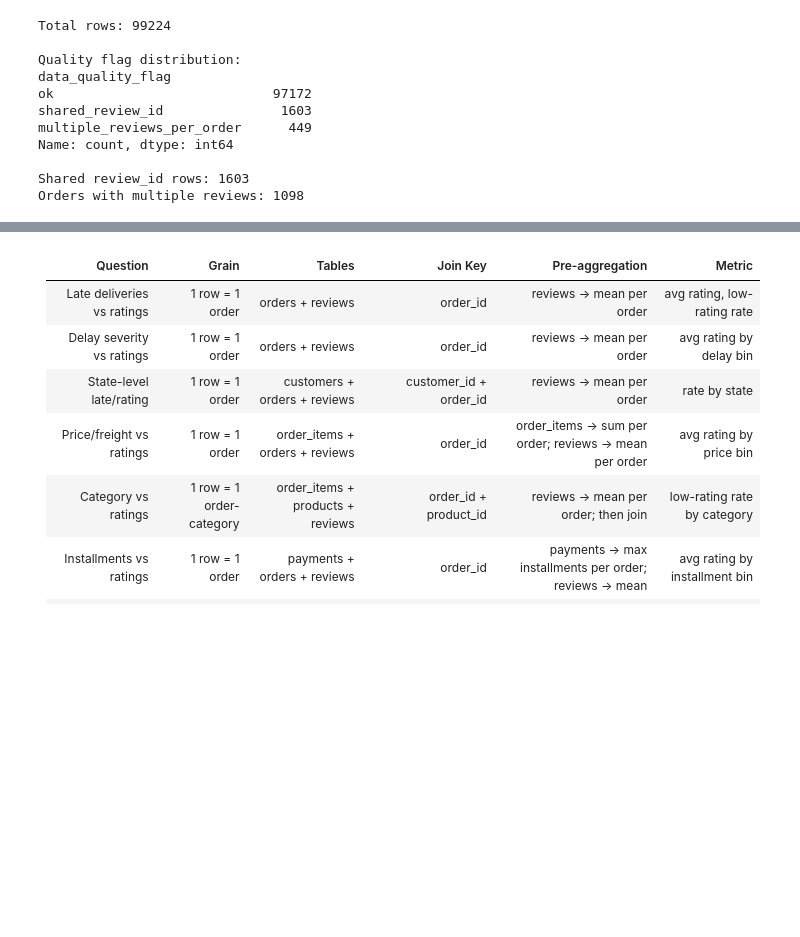
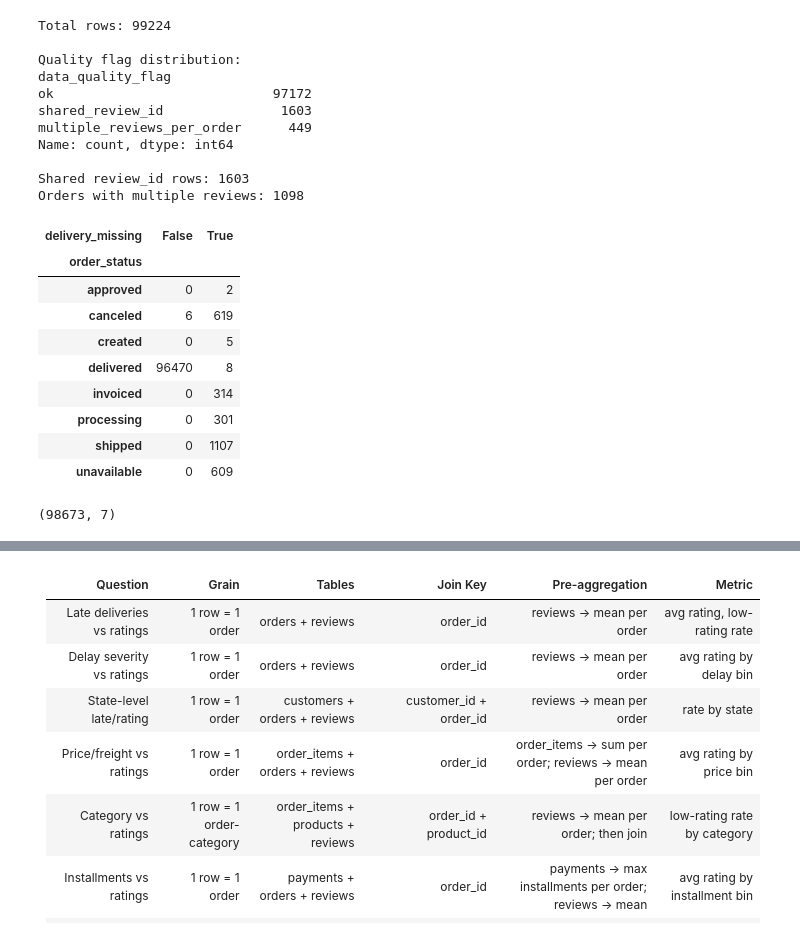
Before and after one commit to Hna2005/ecommerce-operations-analysis, a Jupyter notebook: notebooks/01-data-audit.ipynb, the cells around one changed output, grey strips where cells are left out. Saved outputs shown, nothing was run; the diff lists cells and outputs as text; code cells hidden in the pictures; blank space fills up the shorter version.

```diff
--- a/notebooks/01-data-audit.ipynb
+++ b/notebooks/01-data-audit.ipynb
@@ -477,3 +506,25 @@ dup_check["n_answer"].value_counts()
 n_answer
 1    789
 Name: count, dtype: int64
+# %%
+dup = reviews[reviews["review_id"].duplicated(keep=False)].copy()
+dup["_msg"] = dup["review_comment_message"].fillna("__NULL__")
+
+g = dup.groupby("review_id").agg(
+    n_rows=("review_id", "size"),
+    n_orders=("order_id", "nunique"),
+    n_scores=("review_score", "nunique"),
+    n_msgs=("_msg", "nunique"),
+    n_created=("review_creation_date", "nunique"),
+    n_answer=("review_answer_timestamp", "nunique"),
+)
+
+print(g["n_rows"].value_counts())
+print(g["n_orders"].value_counts())
+for c in ["n_scores", "n_msgs", "n_created", "n_answer"]:
+    print(c, (g[c] == 1).all())
+
+# customer_id differs across the linked orders?
+cust = (dup.merge(orders_df[["order_id", "customer_id"]], on="order_id")
+           .groupby("review_id")["customer_id"].nunique())
+print("customer differs in all groups:", (cust == g["n_orders"]).all())
@@ -574,6 +639,39 @@ Name: count, dtype: int64
 
 Shared review_id rows: 1603
 Orders with multiple reviews: 1098
+# %%
+# Convert order date columns
+date_cols = ["order_purchase_timestamp", "order_approved_at",
+             "order_delivered_carrier_date", "order_delivered_customer_date",
+             "order_estimated_delivery_date"]
+orders = datasets["olist_orders_dataset"].copy()
+for c in date_cols:
+    orders[c] = pd.to_datetime(orders[c])
+
+# Missing delivery date by status
+orders["delivery_missing"] = orders["order_delivered_customer_date"].isna()
+pd.crosstab(orders["order_status"], orders["delivery_missing"])
+# %% [output]
+| delivery_missing | False | True |
+| order_status |  |  |
+| approved | 0 | 2 |
+| canceled | 6 | 619 |
+| created | 0 | 5 |
+| delivered | 96470 | 8 |
+| invoiced | 0 | 314 |
+| processing | 0 | 301 |
+| shipped | 0 | 1107 |
+| unavailable | 0 | 609 |
+# %%
+# Latest review per order (main rating for the analysis)
+latest_review = (
+    reviews.sort_values(["order_id", "review_answer_timestamp", "review_id"])
+           .groupby("order_id", as_index=False)
+           .last()
+)
+latest_review.shape   # expect 98673 rows
+# %% [output]
+(98673, 7)
 # %% [markdown]
 ## Review Data Quality Investigation — Final Summary
 
```
Also changed, not shown: parts of 13 cells of this notebook.
